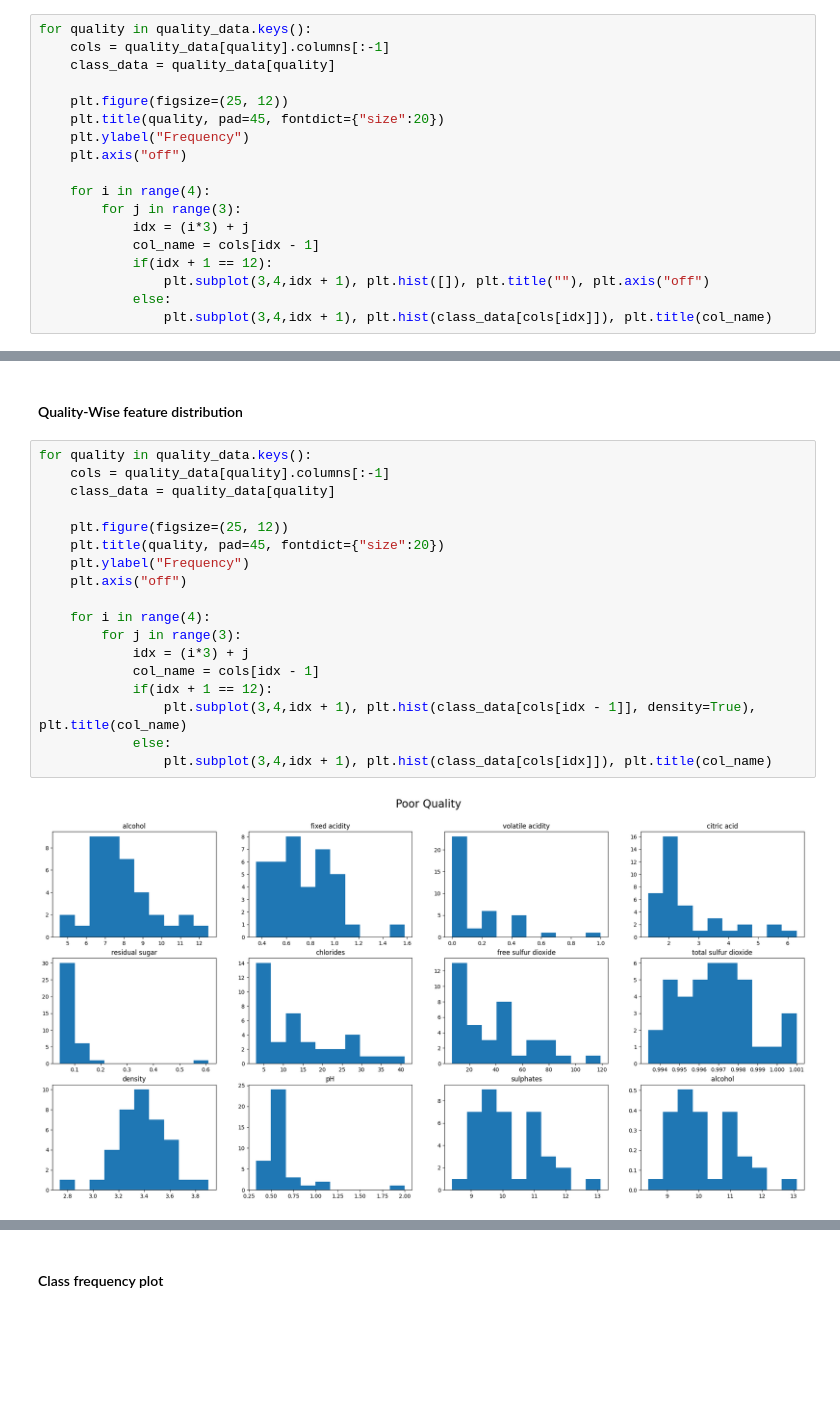
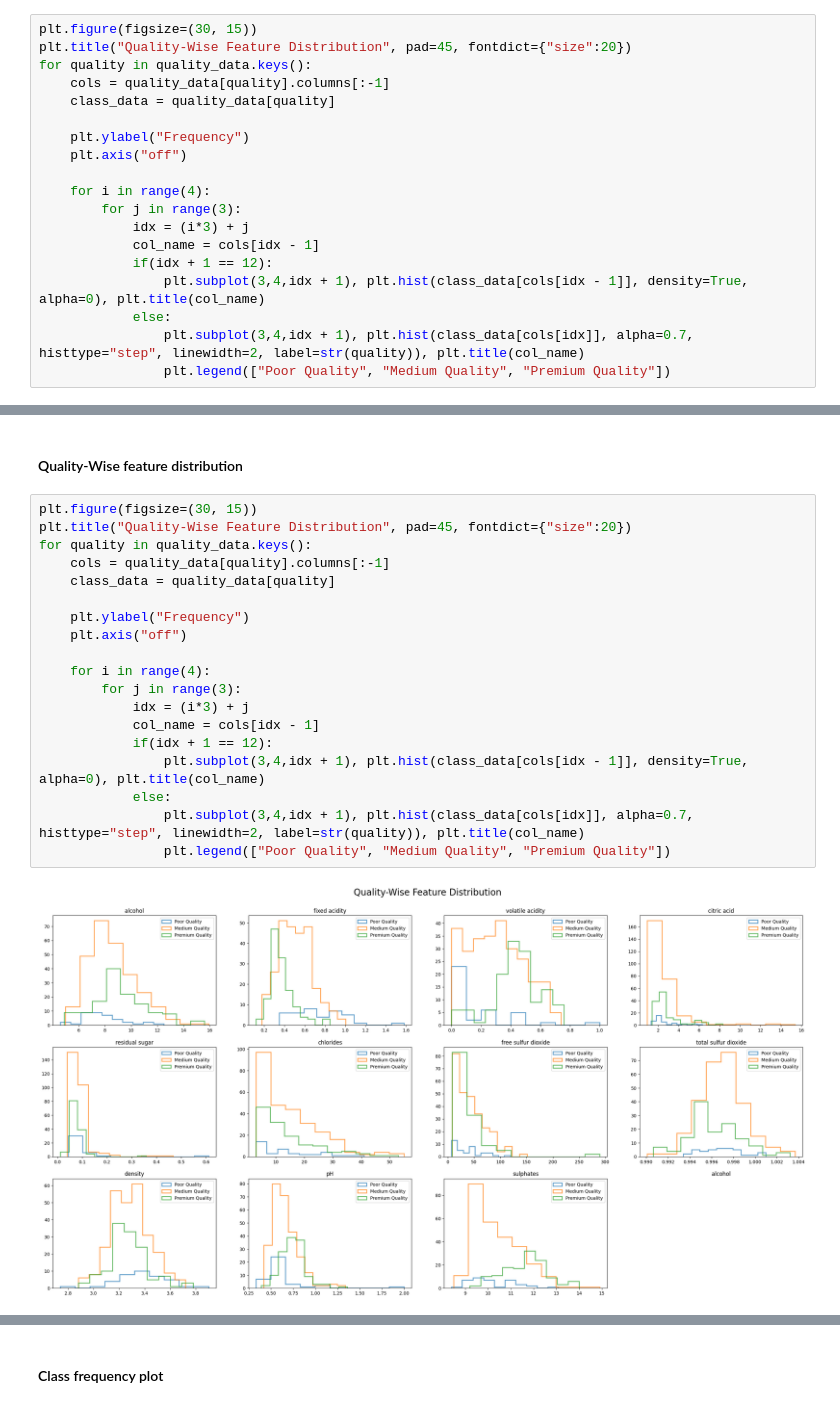
Before and after one commit to devilb2103/Sem---4, a Jupyter notebook: THI/Algorithms for AI 3/Assignment 1/Dev_Bhanushali_Assignment1.ipynb, the cells around one changed output, grey strips where cells are left out. Drawn from its saved outputs; the diff is of its cells as text; blank space fills up the shorter version.

Commit message:
updated plots for feature distribution

```diff
--- a/THI/Algorithms for AI 3/Assignment 1/Dev_Bhanushali_Assignment1.ipynb
+++ b/THI/Algorithms for AI 3/Assignment 1/Dev_Bhanushali_Assignment1.ipynb
@@ -71,12 +71,12 @@ quality_data = {"Poor Quality": class_0, "Medium Quality": class_1, "Premium Qua
 # %% [markdown]
 #### Quality-Wise feature distribution
 # %%
+plt.figure(figsize=(30, 15))
+plt.title("Quality-Wise Feature Distribution", pad=45, fontdict={"size":20})
 for quality in quality_data.keys():
     cols = quality_data[quality].columns[:-1]
     class_data = quality_data[quality]
 
-    plt.figure(figsize=(25, 12))
-    plt.title(quality, pad=45, fontdict={"size":20})
     plt.ylabel("Frequency")
     plt.axis("off")
 
@@ -85,7 +85,8 @@ for quality in quality_data.keys():
             idx = (i*3) + j
             col_name = cols[idx - 1]
             if(idx + 1 == 12):
-                plt.subplot(3,4,idx + 1), plt.hist([]), plt.title(""), plt.axis("off")
+                plt.subplot(3,4,idx + 1), plt.hist(class_data[cols[idx - 1]], density=True, alpha=0), plt.title(col_name)
             else:
-                plt.subplot(3,4,idx + 1), plt.hist(class_data[cols[idx]]), plt.title(col_name)
+                plt.subplot(3,4,idx + 1), plt.hist(class_data[cols[idx]], alpha=0.7, histtype="step", linewidth=2, label=str(quality)), plt.title(col_name)
+                plt.legend(["Poor Quality", "Medium Quality", "Premium Quality"])
 # %% [output]
@@ -280,22 +279,23 @@ quality_data = {"Poor Quality": class_0, "Medium Quality": class_1, "Premium Qua
 # %% [markdown]
 #### Quality-Wise feature distribution
 # %%
+plt.figure(figsize=(30, 15))
+plt.title("Quality-Wise Feature Distribution", pad=45, fontdict={"size":20})
 for quality in quality_data.keys():
     cols = quality_data[quality].columns[:-1]
     class_data = quality_data[quality]
 
-    plt.figure(figsize=(25, 12))
-    plt.title(quality, pad=45, fontdict={"size":20})
     plt.ylabel("Frequency")
     plt.axis("off")
 
     for i in range(4):
         for j in range(3):
             idx = (i*3) + j
             col_name = cols[idx - 1]
             if(idx + 1 == 12):
-                plt.subplot(3,4,idx + 1), plt.hist(class_data[cols[idx - 1]], density=True), plt.title(col_name)
+                plt.subplot(3,4,idx + 1), plt.hist(class_data[cols[idx - 1]], density=True, alpha=0), plt.title(col_name)
             else:
-                plt.subplot(3,4,idx + 1), plt.hist(class_data[cols[idx]]), plt.title(col_name)
+                plt.subplot(3,4,idx + 1), plt.hist(class_data[cols[idx]], alpha=0.7, histtype="step", linewidth=2, label=str(quality)), plt.title(col_name)
+                plt.legend(["Poor Quality", "Medium Quality", "Premium Quality"])
 # %% [output]
-[figure, old version]
+[figure, new version]
```
Also changed, not shown: parts of 2 cells of this notebook.
